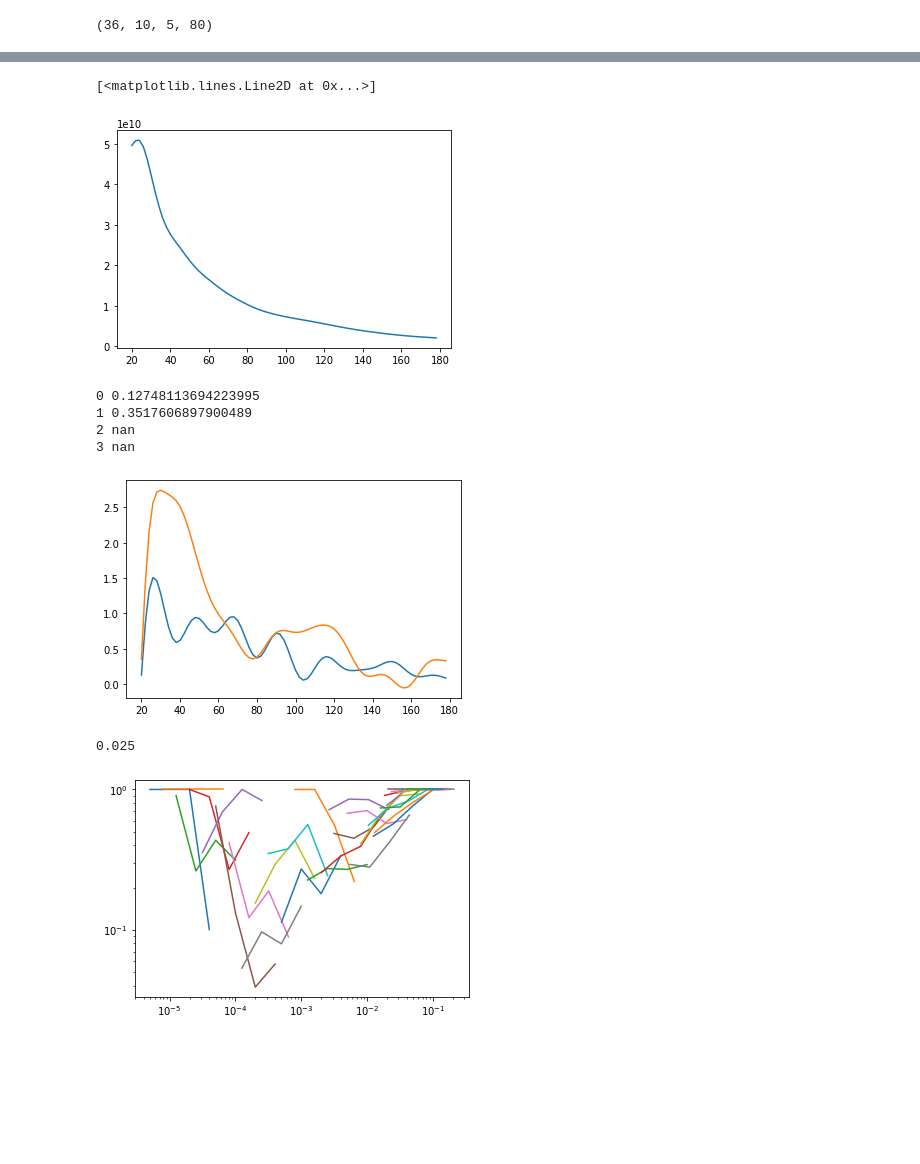
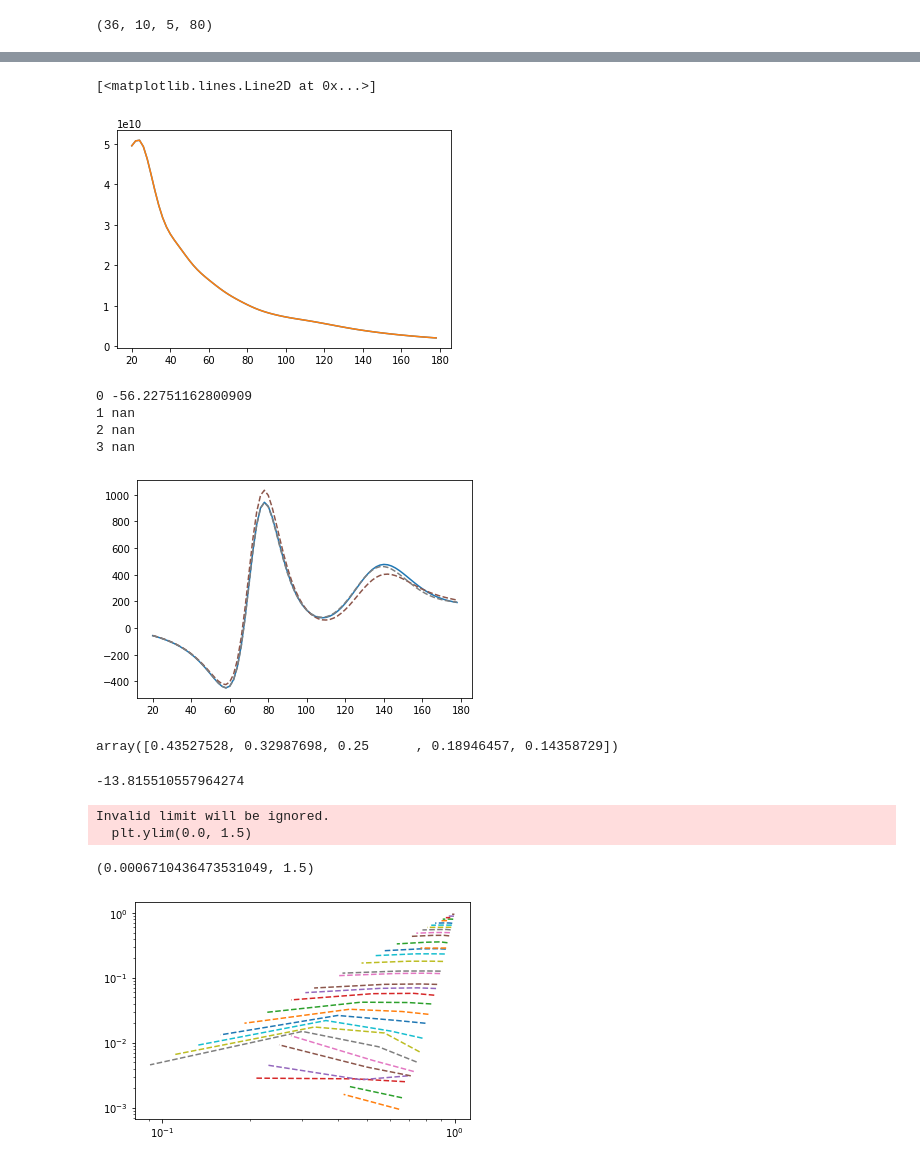
Before and after one commit to gerrfarr/Axion-kSZ-source, a Jupyter notebook: notebooks/testing_derivatives.ipynb, the cells around one changed output, grey strips where cells are left out. Cells and saved outputs as stored; diff of their text form; code cells hidden in the pictures; blank space fills up the shorter version.

```diff
--- a/notebooks/testing_derivatives.ipynb
+++ b/notebooks/testing_derivatives.ipynb
@@ -48,41 +47,57 @@ plt.plot(r_vals, derivs[0,3,0,:])
 # %%
 plt.plot(r_vals, derivs[0,4,0,:])
+plt.plot(r_vals, derivs_log[0,4,0,:])
 # %% [output]
 [<matplotlib.lines.Line2D at 0x...>]
-[figure, old version]
+[figure, new version]
 # %%
+fisher_log = np.load(f"/scratch/r/rbond/gfarren/axion_kSZ/fisher_outputs/{filter}_filter_{diff}_rule_log_f/{filter}_{diff}_test_fisher_matrices_ma={m_a:.3E}.npy", allow_pickle=True)
 fisher = np.load(f"/scratch/r/rbond/gfarren/axion_kSZ/fisher_outputs/{filter}_filter_{diff}_rule/{filter}_{diff}_test_fisher_matrices_ma={m_a:.3E}.npy", allow_pickle=True)
 # %%
 axion_abundances = np.array([1.0e-04, 1.6e-04, 2.5e-04, 4.0e-04, 6.3e-04, 1.0e-03, 1.6e-03, 2.5e-03, 4.0e-03, 6.3e-03, 1.0e-02, 1.6e-02, 2.5e-02, 4.0e-02, 5.3e-02, 6.3e-02, 1.0e-01, 1.1e-01, 1.6e-01, 2.1e-01, 2.5e-01, 2.6e-01, 3.2e-01, 3.7e-01, 4.0e-01, 4.2e-01, 4.7e-01, 5.3e-01, 5.8e-01, 6.3e-01, 6.8e-01, 7.4e-01, 7.9e-01, 8.4e-01, 8.9e-01, 9.5e-01])
 fractional_step_sizes = np.array([0.05, 0.1, 0.2, 0.4])
 # %%
-m_i=-5
+m_i=-3
 z_i=4
 for i in range(len(fractional_step_sizes)):
     print(i, derivs[m_i,5+i,z_i,0])
     plt.plot(r_vals, derivs[m_i,5+i,z_i,:])
+    plt.plot(r_vals, derivs_log[m_i,5+i,z_i,:]/axion_abundances[m_i], linestyle="dashed")
 # %% [output]
-0 0.12748113694223995
-1 0.3517606897900489
+0 -56.22751162800909
+1 nan
 2 nan
 3 nan
-[figure, old version]
+[figure, new version]
-# %%
-axion_abundances[-24]
-# %% [output]
-0.025
+# %%
+np.exp(np.log(axion_abundances[20])*(1+np.array([-2,-1,0,1,2])*0.2))
+# %% [output]
+array([0.43527528, 0.32987698, 0.25      , 0.18946457, 0.14358729])
+# %%
+np.log(1e-6)
+# %% [output]
+-13.815510557964274
 # %%
+axion_constraints_log = np.full((len(axion_abundances), len(fractional_step_sizes)), np.nan)
 axion_constraints = np.full((len(axion_abundances), len(fractional_step_sizes)), np.nan)
 # %%
 for i,frac in enumerate(axion_abundances):
     for j in range(len(fractional_step_sizes)):
+        fisher_matrix =  np.copy(fisher_log[len(fractional_step_sizes)*i+j])
+        fisher_matrix[:,5]/=axion_abundances[i]
+        fisher_matrix[5,:]/=axion_abundances[i]
+        axion_constraints_log[i,j] = np.sqrt(np.linalg.inv(fisher_matrix).diagonal()[5])
         axion_constraints[i,j] = np.sqrt(np.linalg.inv(fisher[len(fractional_step_sizes)*i+j]).diagonal()[5])
 # %%
 for i,frac in enumerate(axion_abundances):
-    plt.plot(fractional_step_sizes*frac, np.clip(frac+2*axion_constraints[i], 0.0, 1.0))
-plt.axhline(0.0)
+    p=plt.plot(np.exp(fractional_step_sizes*np.log(frac)), frac+2*axion_constraints_log[i], linestyle="dashed")
+    #plt.plot(fractional_step_sizes*frac, frac+2*axion_constraints[i], color=p[0].get_color())
 plt.yscale('log')
 plt.xscale('log')
+plt.ylim(0.0, 1.5)
 # %% [output]
+Invalid limit will be ignored.
+  plt.ylim(0.0, 1.5)
+(0.0006710436473531049, 1.5)
-[figure, old version]
+[figure, new version]
 # %%
```
Also changed, not shown: parts of 13 cells of this notebook, 2 other files.
